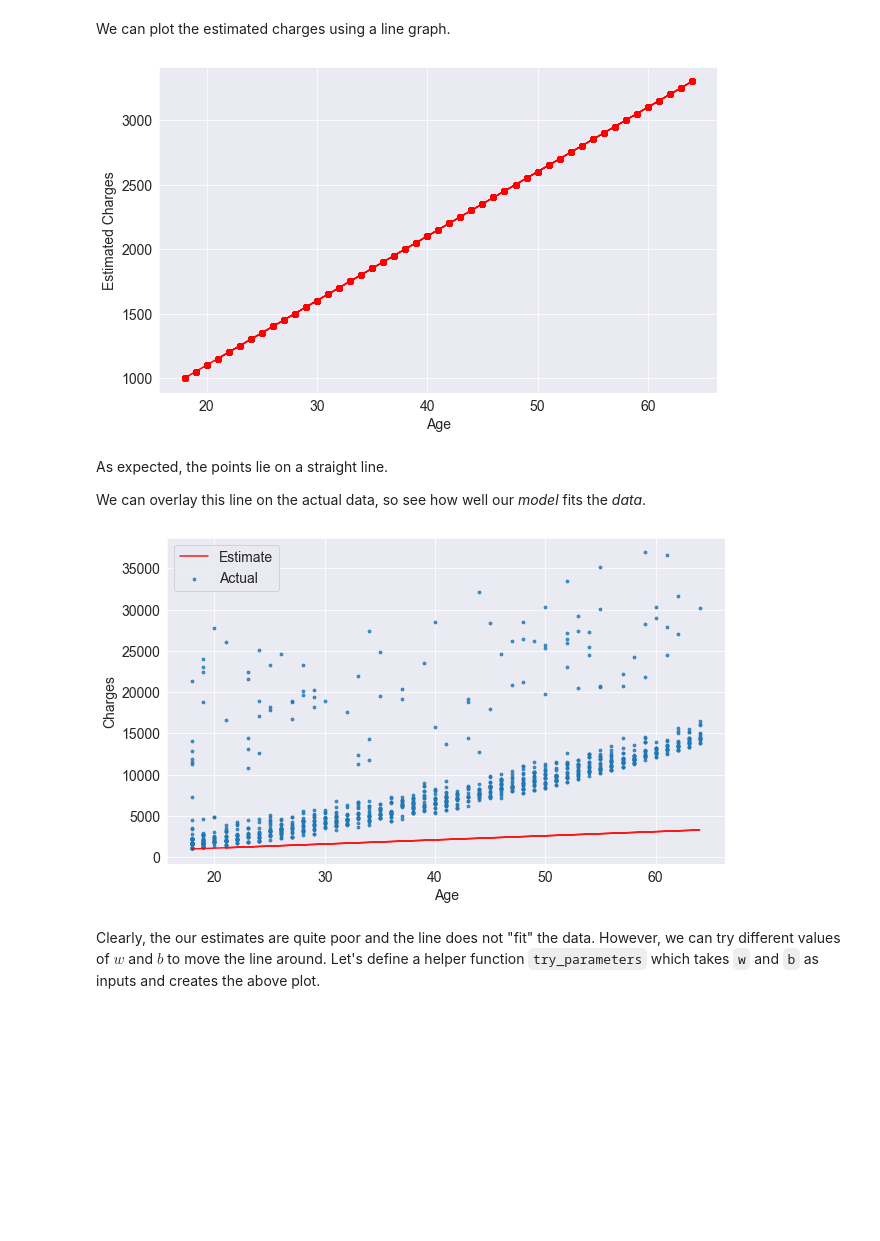
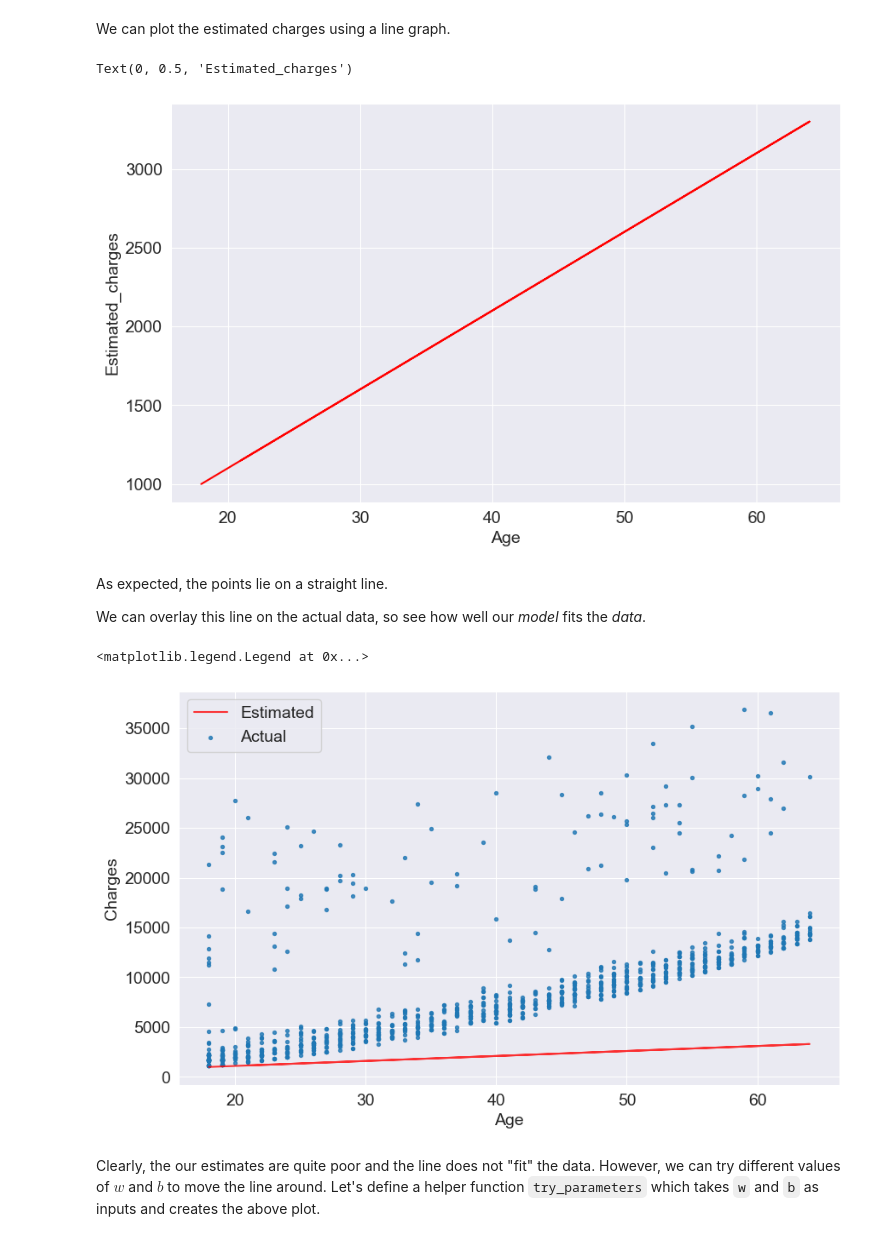
Before and after one commit to sanskar-gh/colab_notebooks, a Jupyter notebook: python-sklearn-linear-regression.ipynb, the cells around one changed output. Saved outputs shown, nothing was run; the diff lists cells and outputs as text; code cells hidden in the pictures; blank space fills up the shorter version.

```diff
--- a/python-sklearn-linear-regression.ipynb
+++ b/python-sklearn-linear-regression.ipynb
@@ -498,4 +513,5 @@ jovian.commit()
 
 We now know that the "smoker" and "age" columns have the strongest correlation with "charges". Let's try to find a way of estimating the value of "charges" using the value of "age" for non-smokers. First, let's create a data frame containing just the data for non-smokers.
 # %%
-non_smoker_df = medical_df[medical_df.smoker == 'no']
+non_smoker_df = medical_df.loc[medical_df['smoker']== 'no']
+non_smoker_df
@@ -544,25 +632,27 @@ estimated_charges = estimate_charges(ages, w, b)
 # %% [markdown]
 We can plot the estimated charges using a line graph.
 # %%
-plt.plot(ages, estimated_charges, 'r-o');
-plt.xlabel('Age');
-plt.ylabel('Estimated Charges');
+# plt.scatter(ages, estimated_charges)
+plt.plot(ages, estimated_charges, color = 'red')
+plt.xlabel('Age')
+plt.ylabel('Estimated_charges')
 # %% [output]
+Text(0, 0.5, 'Estimated_charges')
-[figure, old version]
+[figure, new version]
 # %% [markdown]
 As expected, the points lie on a straight line.
 
 We can overlay this line on the actual data, so see how well our _model_ fits the _data_.
 # %%
 target = non_smoker_df.charges
-
-plt.plot(ages, estimated_charges, 'r', alpha=0.9);
-plt.scatter(ages, target, s=8,alpha=0.8);
-plt.xlabel('Age');
+plt.plot(ages, estimated_charges, 'r', alpha = 0.8)
+plt.scatter(ages, target, s = 8, alpha = 0.8)
+plt.xlabel('Age')
 plt.ylabel('Charges')
-plt.legend(['Estimate', 'Actual']);
+plt.legend(['Estimated', 'Actual'])
 # %% [output]
+<matplotlib.legend.Legend at 0x...>
-[figure, old version]
+[figure, new version]
 # %% [markdown]
 Clearly, the our estimates are quite poor and the line does not "fit" the data. However, we can try different values of $w$ and $b$ to move the line around. Let's define a helper function `try_parameters` which takes `w` and `b` as inputs and creates the above plot.
 # %%
```
Also changed, not shown: parts of 20 cells of this notebook.
